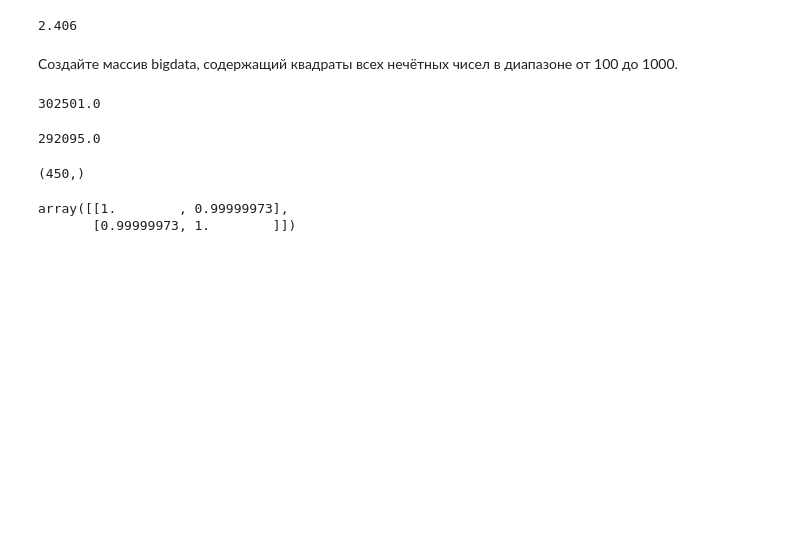
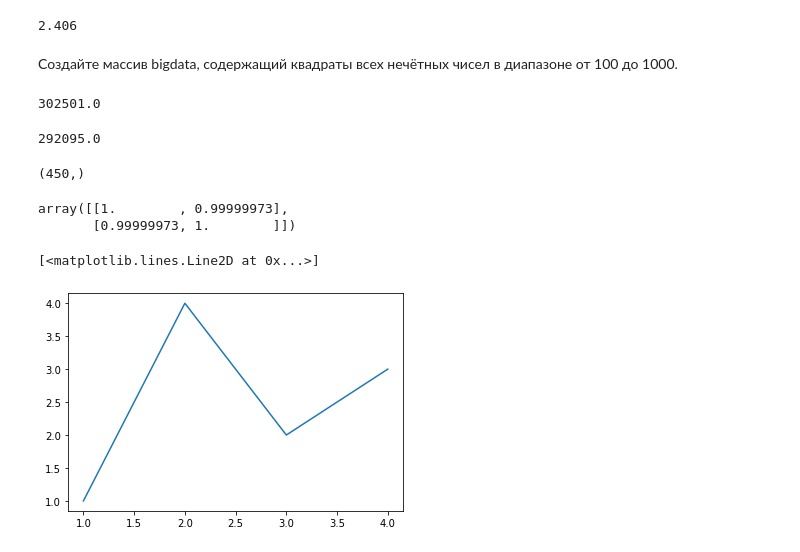
Before and after one commit to tempcat07/numpy, a Jupyter notebook: mynump.ipynb, the cells around one changed output. Saved outputs shown, nothing was run; the diff lists cells and outputs as text; code cells hidden in the pictures; blank space fills up the shorter version.

Commit message:
begin plot tut

```diff
--- a/mynump.ipynb
+++ b/mynump.ipynb
@@ -777,3 +777,11 @@ corr
 # %% [output]
 array([[1.        , 0.99999973],
        [0.99999973, 1.        ]])
+# %%
+import matplotlib.pyplot as plt
+import numpy as np
+fig, ax = plt.subplots()  # Create a figure containing a single axes.
+ax.plot([1, 2, 3, 4], [1, 4, 2, 3])  # Plot some data on the axes.
+# %% [output]
+[<matplotlib.lines.Line2D at 0x...>]
+[figure, added]
```
Also changed, not shown: parts of 8 cells of this notebook.
